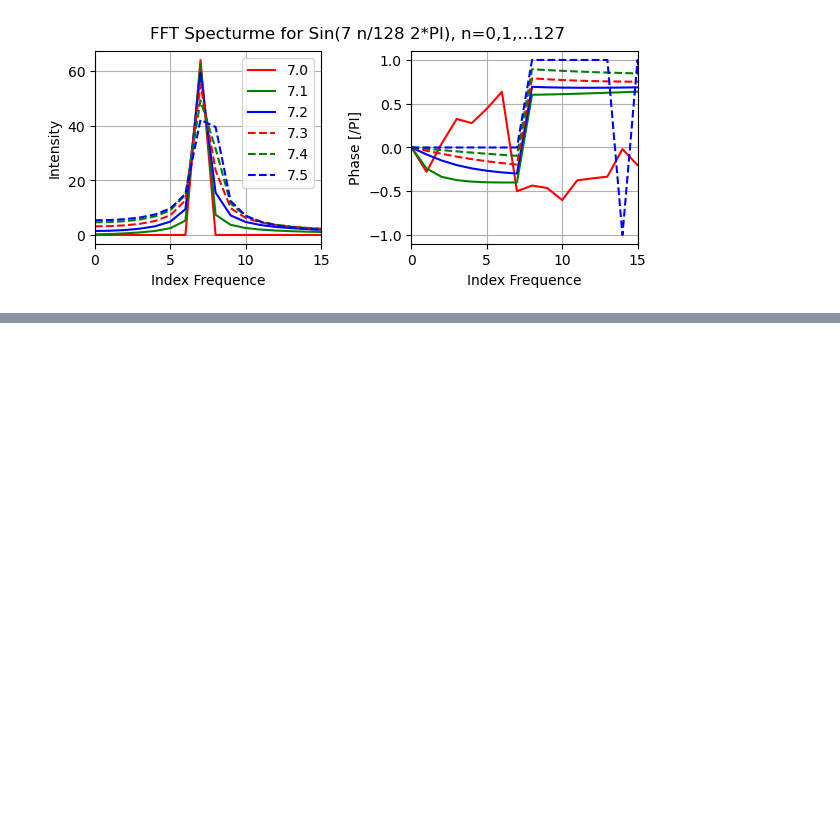
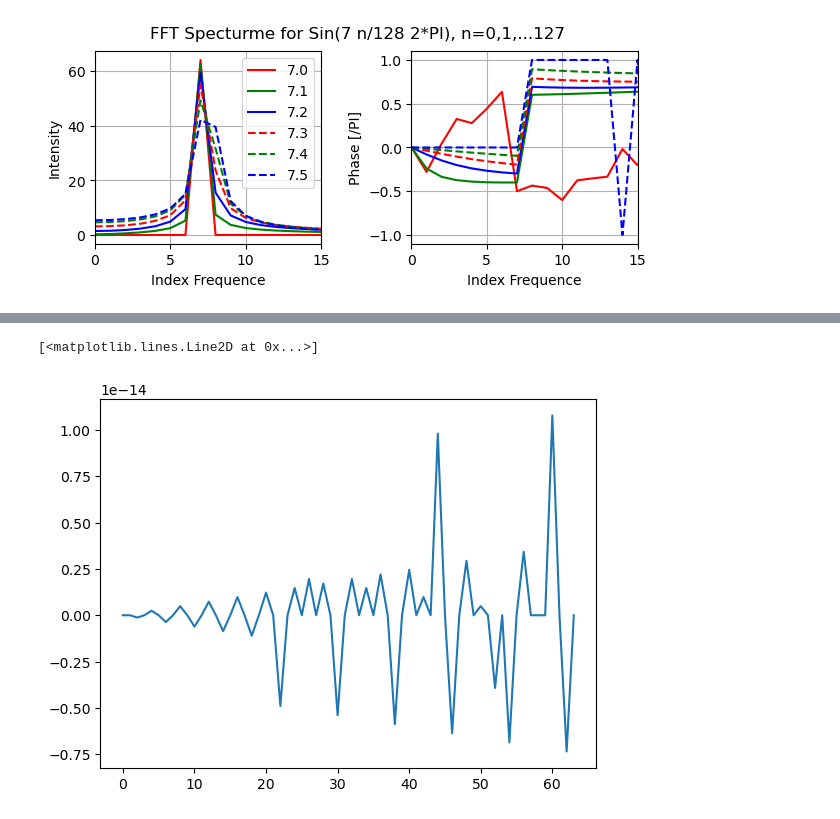
Before and after one commit to Chengpu0707/VarianceArithmetic, a Jupyter notebook: IPyNb/FFT_unfaithful.ipynb, the cells around one changed output, grey strips where cells are left out. Cells and saved outputs as stored; diff of their text form; code cells hidden in the pictures; blank space fills up the shorter version.

```diff
--- a/IPyNb/FFT_unfaithful.ipynb
+++ b/IPyNb/FFT_unfaithful.ipynb
@@ -77,0 +101,3 @@ for j in range(6):
+# %%
+sSpec = sp.fft.fft(sWave, n=size)
+sSpec
@@ -77,0 +113,3 @@ for j in range(6):
+# %%
+sWave = sp.fft.ifft(sSpec, n=size)
+sWave
@@ -77,0 +123,11 @@ for j in range(6):
+# %%
+def ReverseError(order):
+    freq = 1 << (order - 2)
+    size = 1 << order
+    sSpec = [0]*size
+    sSpec[freq] = -size*0.5j
+    sSpec[size - freq] = size*0.5j
+    sWave = sp.fft.ifft(sSpec, n=size)
+    sSin = np.array([math.sin(math.pi*2*freq *i/size) for i in range(0,size)])
+    sDiff = sWave - sSin
+    return sWave, sSin, sDiff
@@ -77,0 +155,10 @@ for j in range(6):
+# %%
+sWave, sSin, sDiff = ReverseError(6)
+# %%
+fig, ax = plt.subplots()
+ax.grid(True)
+ax_set_xlabel('index time')
+ax.plot(range(len(sDiff)), sDiff)
+# %% [output]
+[<matplotlib.lines.Line2D at 0x...>]
+[figure, added]
```
Also changed, not shown: parts of 7 cells of this notebook, 7 other files.
